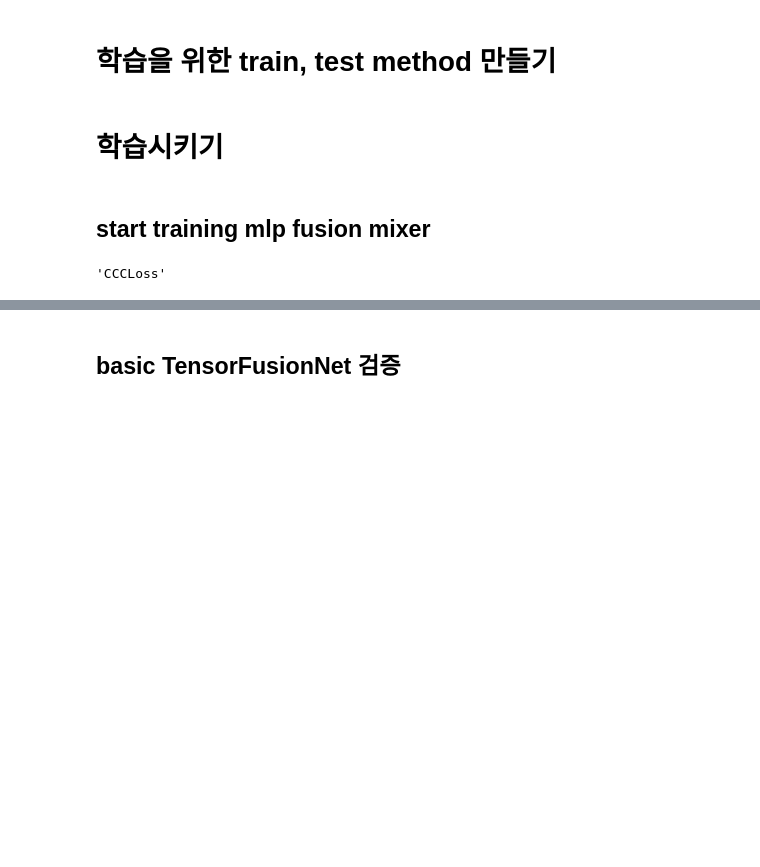
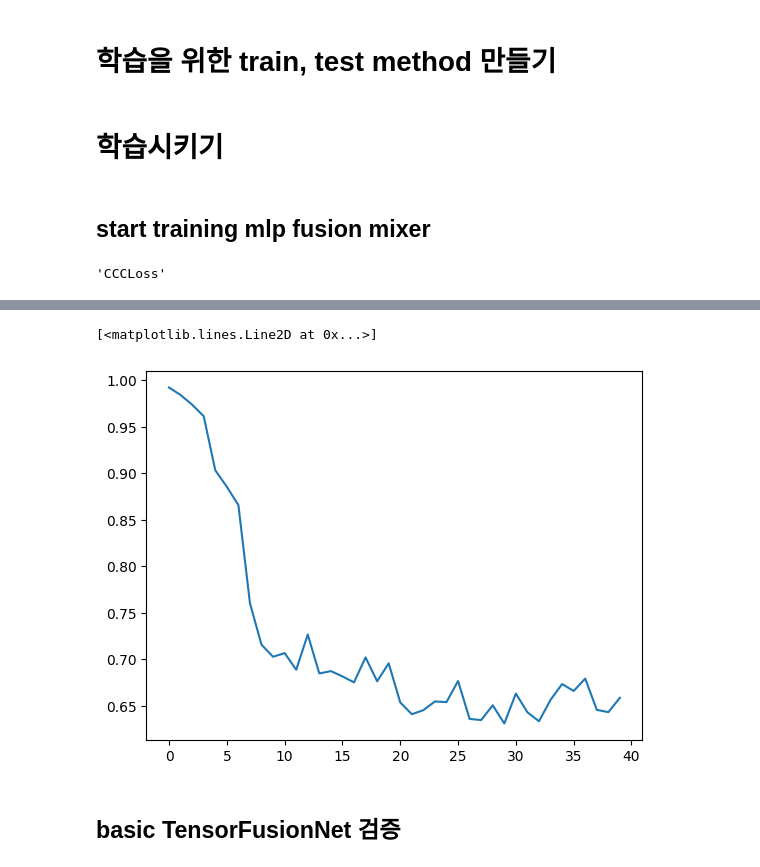
Before and after one commit to ARP-Lab/multi_modal, a Jupyter notebook: experimental/k_model_for_regression_CNN_2.ipynb, the cells around one changed output, grey strips where cells are left out. Drawn from its saved outputs; the diff is of its cells as text; code cells hidden in the pictures; blank space fills up the shorter version.

Commit message:
k_regression_start

```diff
--- a/experimental/k_model_for_regression_CNN_2.ipynb
+++ b/experimental/k_model_for_regression_CNN_2.ipynb
@@ -41,6 +42,7 @@ with open(ROOT + 'model/data/paradeigma_KEMDY20_annotation_nonmissing.pkl', 'rb'
 with open(ROOT + 'model/data/paradeigma_KEMDY19_annotation_nonmissing.pkl', 'rb') as f:
     annotation_19_nonmissing = pickle.load(f)
 
+ROOT = "/home/40toez/project/kyungho/multi_modal/"
 with open(ROOT + 'model/data/paradeigma_KEMDY20_embedding_for_dataset.pkl', 'rb') as f:
     embedding_20_dataset = pickle.load(f)
 
@@ -481,9 +482,9 @@ def test(dataloader, model, loss_fn, mode = 'test'):
     test_loss = 0
     # test_loss_a = 0
     # test_loss_v = 0
-    ccc_mean = 0
-    ccc_a = 0
-    ccc_v = 0
+    # ccc_mean = 0
+    # ccc_a = 0
+    # ccc_v = 0
 
     with torch.no_grad():
         # data 순서: text_embeddings, wav_embeddings, temp, eda, label_emotion, label_emotion_ext, label_arousal, label_valence
@@ -532,13 +533,14 @@ def test(dataloader, model, loss_fn, mode = 'test'):
 
     if mode == 'test':
         # print(f"loss_a: {loss_a:>7f}, loss_v: {loss_v:>7f}")
-        print(f"loss: {loss.item():>7f}")
+        print(f"loss: {test_loss:>7f}")
         # print(f"Test ccc_mean : {ccc_mean.item():>9f}, Arousal_ccc : {pred_ccc_a.item():>9f}, Valence_ccc : {pred_ccc_v.item():>9f}")
     elif mode == 'val':
         # print(f"loss_a: {loss_a:>7f}, loss_v: {loss_v:>7f}")
-        print(f"loss: {loss.item():>7f}")
+        print(f"loss: {test_loss:>7f}")
         # print(f"Val ccc_mean : {ccc_mean.item():>9f}, Arousal_ccc : {pred_ccc_a.item():>9f}, Valence_ccc : {pred_ccc_v.item():>9f}")
         # wandb.log({'loss':loss,'ccc_mean':ccc_mean.item(),'ccc_valence' : pred_ccc_v.item(),'ccc_arousal' : pred_ccc_a.item()})
+    return test_loss
 # %% [markdown]
 # 학습시키기
 # %%
@@ -550,8 +552,8 @@ def test(dataloader, model, loss_fn, mode = 'test'):
 # %%
 # Set the Training Parameters
 
-criterion = CCCLoss() #nn.MSELoss()
-optimizer = optim.Adagrad(model_tf_cnn_mixer.parameters(), lr=LR) # regression
+criterion =  CCCLoss()# nn.MSELoss()
+optimizer = optim.SGD(model_tf_cnn_mixer.parameters(), lr=LR) # regression
 epochs = EPOCHS
 # %%
 criterion.__class__.__name__
@@ -573,16 +582,21 @@ NameError: name 'wandb' is not defined
 # %%
-for epoch in range(epochs):
+loss_history_train = {}
+loss_history_val = {}
+
+for epoch in range(EPOCHS):
     print(f"---------------Epoch {epoch+1}----------------")
     print("Training...............")
     train(train_dataloader,
-          model_tf_cnn_mixer,
-          criterion,
-          optimizer)
+                 model_tf_cnn_mixer,
+                 criterion,
+                 optimizer)
+    loss_history_train[epoch+1] = loss_train
     print("Validation.............")
-    test(validation_dataloader,
-         model_tf_cnn_mixer,
-         criterion,
-         mode='val')
+    loss_val = test(validation_dataloader,
+                    model_tf_cnn_mixer,
+                    criterion,
+                    mode='val')
+    loss_history_val[epoch+1] = loss_val
 print("Done!")
 # %% [output]
 ---------------Epoch 1----------------
@@ -591,3 +619,10 @@ RuntimeError: CUDA error: CUBLAS_STATUS_INVALID_VALUE when calling `cublasSgemm(
+# %%
+import matplotlib.pyplot as plt
+
+plt.plot(loss_history_val.values())
+# %% [output]
+[<matplotlib.lines.Line2D at 0x...>]
+[figure, added]
 # %%
 # 실험을 위해 모델 저장
 PATH = '.model/data/paradeigma_test_model_multilabel_CNN.pkl'
```
Also changed, not shown: parts of 13 cells of this notebook, 3 other files.
